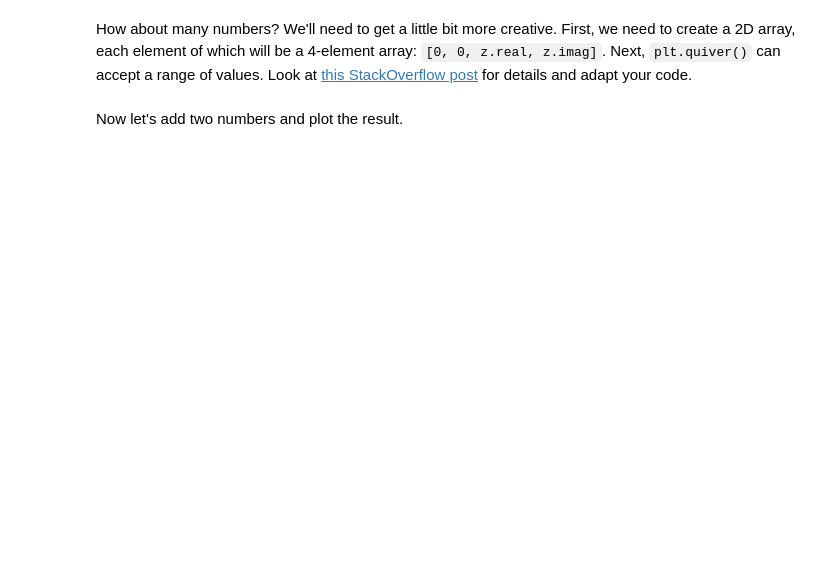
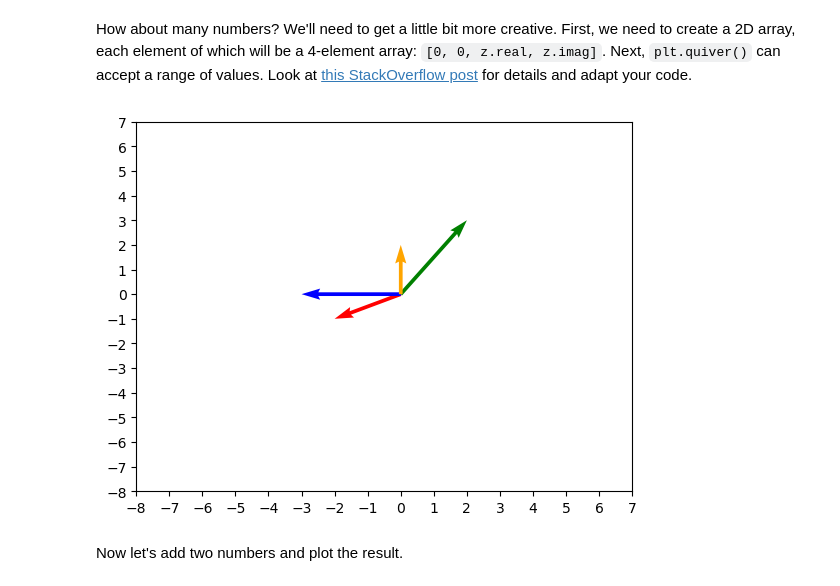
Before and after one commit to tproykov/MathsForDevelopers, a Jupyter notebook: 02.BasicAlgebra/02_Basic Algebra Exercise.ipynb, the cells around one changed output. Cells and saved outputs as stored; diff of their text form; code cells hidden in the pictures; blank space fills up the shorter version.

```diff
--- a/02.BasicAlgebra/02_Basic Algebra Exercise.ipynb
+++ b/02.BasicAlgebra/02_Basic Algebra Exercise.ipynb
@@ -336,11 +359,24 @@ How about many numbers? We'll need to get a little bit more creative. First, we
 # %%
 def plot_complex_numbers(numbers, colors):
     """
     Plots the given complex numbers as radius vectors in the 2D space
     """
     # Write your code here
-    pass
+    zeros = [0] * len(numbers)
+    real_parts = [number.real for number in numbers]
+    imag_parts = [number.imag for number in numbers]
+    plt.quiver(zeros, zeros, real_parts, imag_parts,
+               angles = "xy", scale_units = "xy", scale = 1, color = colors)
+    plt.xticks(range(-8, 8))
+    plt.yticks(range(-8, 8))
+    plt.show()
+
+
+
+
 plot_complex_numbers([2 + 3j, -2 - 1j, -3, 2j], ["green", "red", "blue", "orange"])
+# %% [output]
+[figure, added]
 # %% [markdown]
 Now let's add two numbers and plot the result.
 # %%
```
Also changed, not shown: parts of 7 cells of this notebook, 1 other file.
